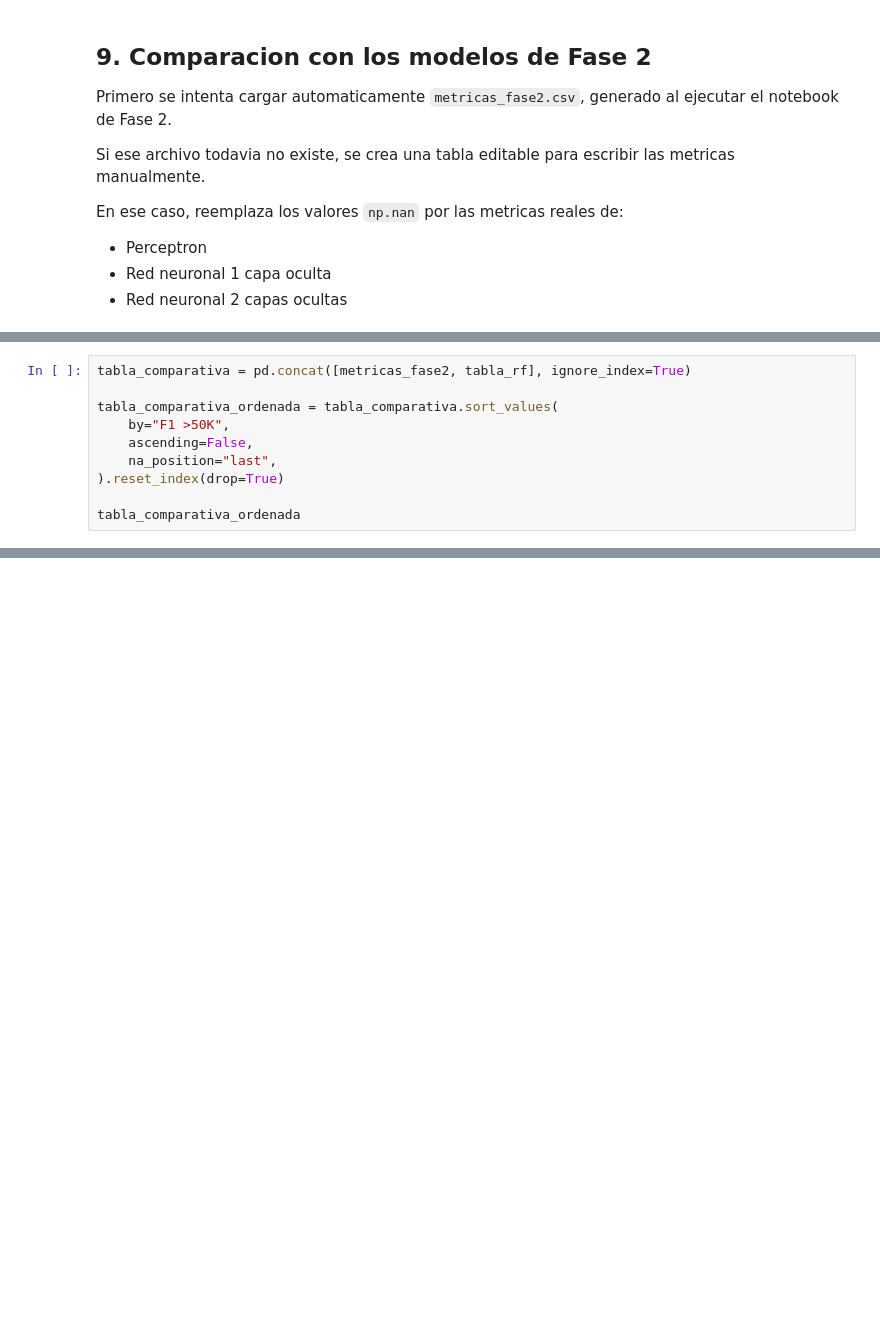
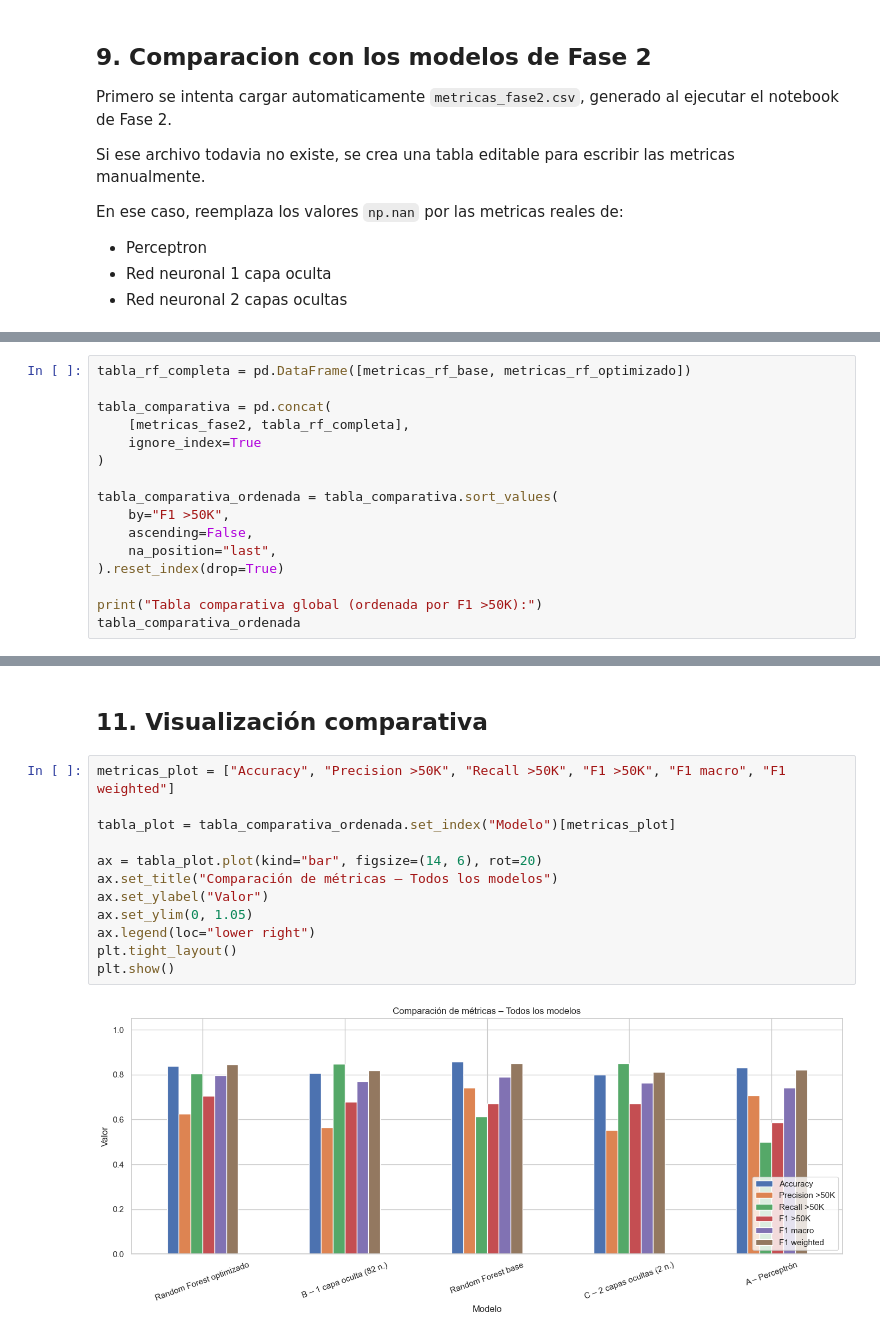
Before and after one commit to Seb-233/IA-PUJ, a Jupyter notebook: ProyectoFinal/Fase3/Fase3_ModeloClasico.ipynb, the cells around one changed output, grey strips where cells are left out. Cells and saved outputs as stored; diff of their text form; blank space fills up the shorter version.

```diff
--- a/ProyectoFinal/Fase3/Fase3_ModeloClasico.ipynb
+++ b/ProyectoFinal/Fase3/Fase3_ModeloClasico.ipynb
@@ -226,5 +314,10 @@ Se unen las metricas de Fase 2 con las del Random Forest optimizado. Luego se or
 # %%
-tabla_comparativa = pd.concat([metricas_fase2, tabla_rf], ignore_index=True)
+tabla_rf_completa = pd.DataFrame([metricas_rf_base, metricas_rf_optimizado])
+
+tabla_comparativa = pd.concat(
+    [metricas_fase2, tabla_rf_completa],
+    ignore_index=True
+)
 
 tabla_comparativa_ordenada = tabla_comparativa.sort_values(
     by="F1 >50K",
@@ -232,4 +325,5 @@ tabla_comparativa_ordenada = tabla_comparativa.sort_values(
     na_position="last",
 ).reset_index(drop=True)
 
+print("Tabla comparativa global (ordenada por F1 >50K):")
 tabla_comparativa_ordenada
@@ -236 +338,17 @@ tabla_comparativa_ordenada
+# %% [markdown]
+## 11. Visualización comparativa
+# %%
+metricas_plot = ["Accuracy", "Precision >50K", "Recall >50K", "F1 >50K", "F1 macro", "F1 weighted"]
+
+tabla_plot = tabla_comparativa_ordenada.set_index("Modelo")[metricas_plot]
+
+ax = tabla_plot.plot(kind="bar", figsize=(14, 6), rot=20)
+ax.set_title("Comparación de métricas – Todos los modelos")
+ax.set_ylabel("Valor")
+ax.set_ylim(0, 1.05)
+ax.legend(loc="lower right")
+plt.tight_layout()
+plt.show()
+# %% [output]
+[figure, added]
 # %% [markdown]
```
Also changed, not shown: parts of 19 cells of this notebook.
